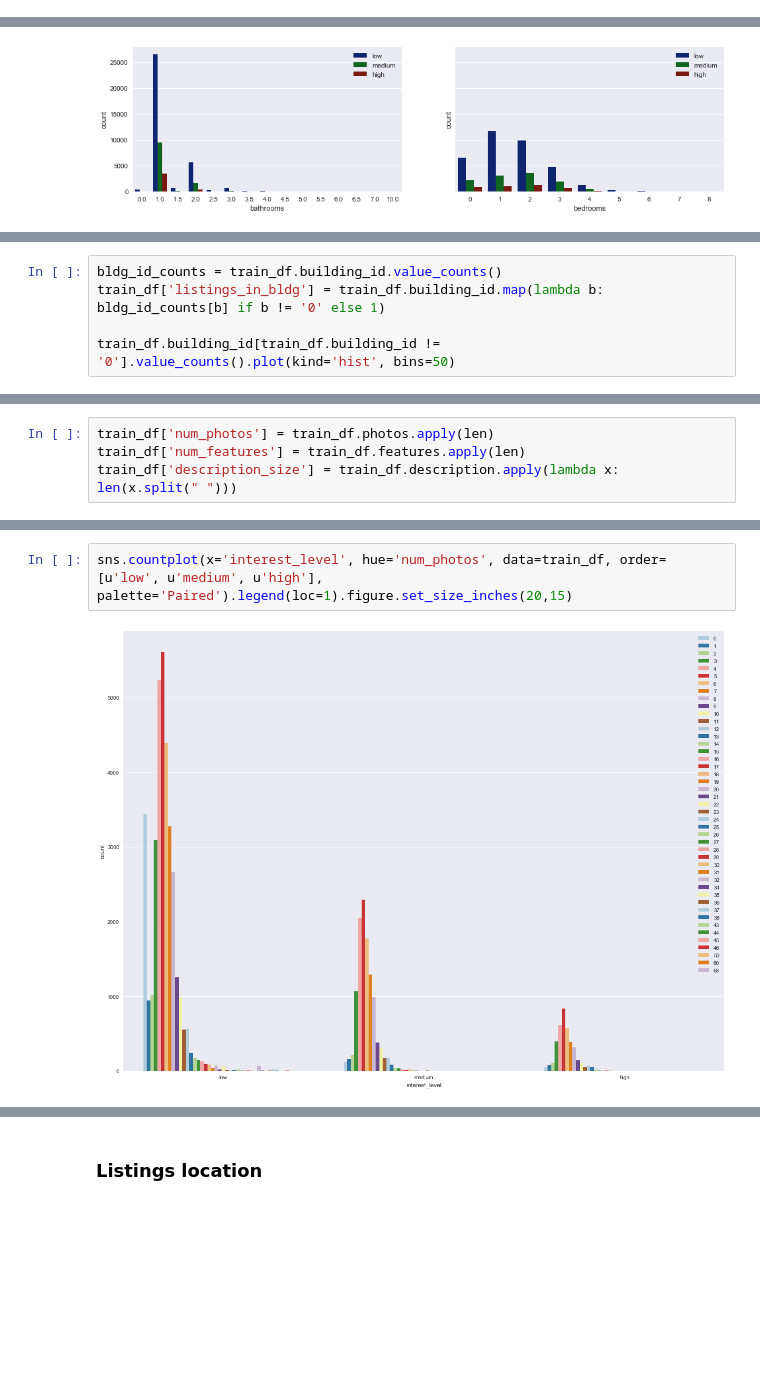
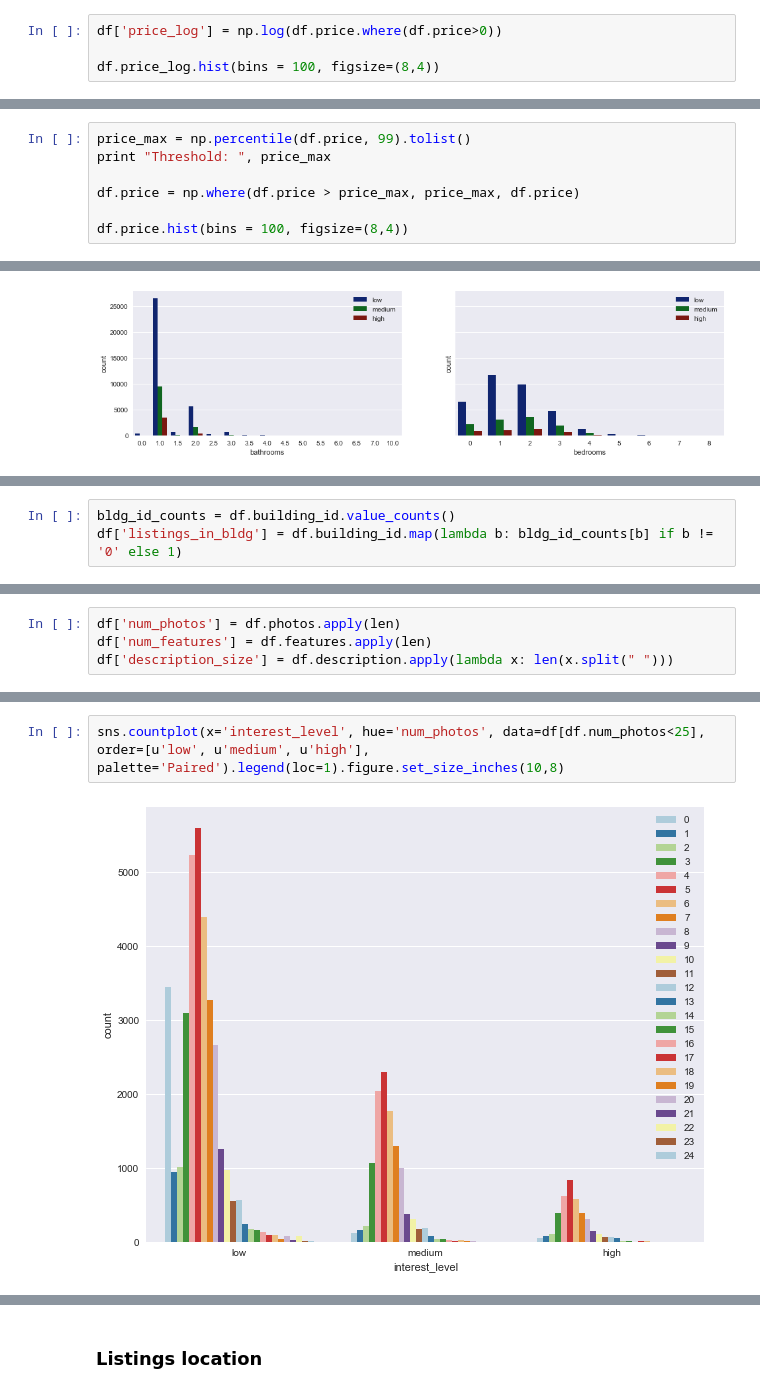
Before and after one commit to iKonon/kaggle, a Jupyter notebook: two-sigma-connect-rental-listing-inquiries/Data Exploration and Cleaning.ipynb, the cells around one changed output, grey strips where cells are left out. Cells and saved outputs as stored; diff of their text form; blank space fills up the shorter version.

Commit message:
two-sigma/data_cleaning

```diff
--- a/two-sigma-connect-rental-listing-inquiries/Data Exploration and Cleaning.ipynb
+++ b/two-sigma-connect-rental-listing-inquiries/Data Exploration and Cleaning.ipynb
@@ -175,0 +209,4 @@ train_df.price.hist(bins = 100)
+# %%
+df['price_log'] = np.log(df.price.where(df.price>0))
+
+df.price_log.hist(bins = 100, figsize=(8,4))
@@ -175,0 +216,7 @@ train_df.price.hist(bins = 100)
+# %%
+price_max = np.percentile(df.price, 99).tolist()
+print "Threshold: ", price_max
+
+df.price = np.where(df.price > price_max, price_max, df.price)
+
+df.price.hist(bins = 100, figsize=(8,4))
@@ -212,5 +282,3 @@ Name: building_id, dtype: int64
 # %%
-bldg_id_counts = train_df.building_id.value_counts()
-train_df['listings_in_bldg'] = train_df.building_id.map(lambda b: bldg_id_counts[b] if b != '0' else 1)
-
-train_df.building_id[train_df.building_id != '0'].value_counts().plot(kind='hist', bins=50)
+bldg_id_counts = df.building_id.value_counts()
+df['listings_in_bldg'] = df.building_id.map(lambda b: bldg_id_counts[b] if b != '0' else 1)
@@ -246,5 +325,5 @@ managers_df.plot(kind='hist', bins=50, log=True)
 # %%
-train_df['num_photos'] = train_df.photos.apply(len)
-train_df['num_features'] = train_df.features.apply(len)
-train_df['description_size'] = train_df.description.apply(lambda x: len(x.split(" ")))
+df['num_photos'] = df.photos.apply(len)
+df['num_features'] = df.features.apply(len)
+df['description_size'] = df.description.apply(lambda x: len(x.split(" ")))
 # %%
@@ -255,5 +334,5 @@ train_df.num_photos.value_counts().sort_index().plot(kind='bar', figsize=(10,8))
 # %%
-sns.countplot(x='interest_level', hue='num_photos', data=train_df, order=[u'low', u'medium', u'high'], palette='Paired').legend(loc=1).figure.set_size_inches(20,15)
+sns.countplot(x='interest_level', hue='num_photos', data=df[df.num_photos<25], order=[u'low', u'medium', u'high'], palette='Paired').legend(loc=1).figure.set_size_inches(10,8)
 # %% [output]
-[figure, old version]
+[figure, new version]
 # %%
```
Also changed, not shown: parts of 132 cells of this notebook, 2 other files.
